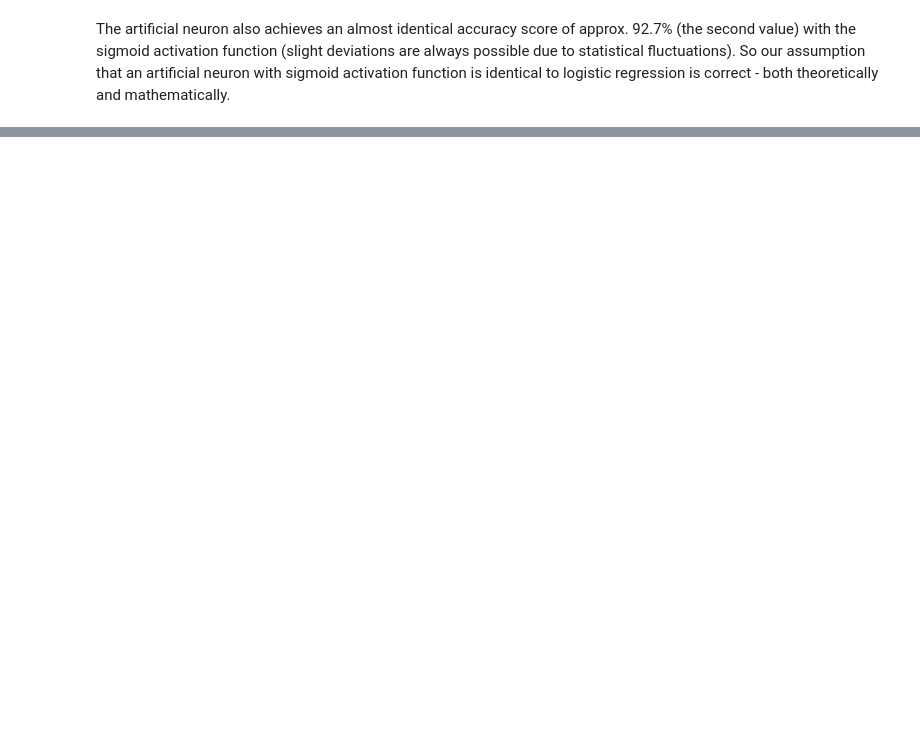
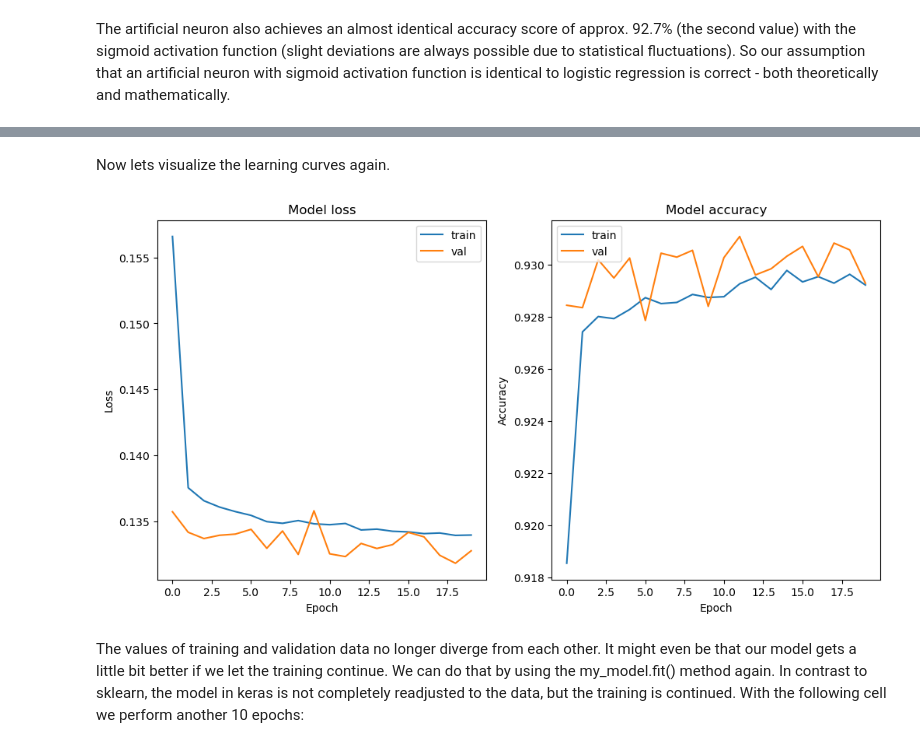
Before and after one commit to itsalwaysamir/kaggle, a Jupyter notebook: identifying-problem-loans-using-ann.ipynb, the cells around one changed output, grey strips where cells are left out. Drawn from its saved outputs; the diff is of its cells as text; code cells hidden in the pictures; blank space fills up the shorter version.

```diff
--- a/identifying-problem-loans-using-ann.ipynb
+++ b/identifying-problem-loans-using-ann.ipynb
@@ -431,0 +808,3 @@ A[ Feed Forward Neural Network](https://deepai.org/machine-learning-glossary-and
+# %%
+# Train model
+hist_ann_drop = model_ann_drop.fit(features_train_scaled, target_train, epochs=20, batch_size=64, validation_data=(features_val_scaled, target_val))
@@ -431,0 +829,21 @@ A[ Feed Forward Neural Network](https://deepai.org/machine-learning-glossary-and
+# %% [markdown]
+Now lets visualize the learning curves again.
+# %%
+# define figure and axes
+fig, axs = plt.subplots(ncols=2, figsize=(12,6))
+
+# plot training & validation loss values
+axs[0].plot(hist_ann_drop.history['loss'])
+axs[0].plot(hist_ann_drop.history['val_loss'])
+axs[0].set(title='Model loss', ylabel='Loss', xlabel='Epoch')
+axs[0].legend(['train', 'val'])
+
+# plot training & validation accuracy values
+axs[1].plot(hist_ann_drop.history['accuracy'])
+axs[1].plot(hist_ann_drop.history['val_accuracy'])
+axs[1].set(title='Model accuracy', ylabel='Accuracy', xlabel='Epoch')
+axs[1].legend(['train', 'val'], loc='upper left');
+# %% [output]
+[figure, added]
+# %% [markdown]
+The values of training and validation data no longer diverge from each other. It might even be that our model gets a little bit better if we let the training continue. We can do that by using the my_model.fit() method again. In contrast to sklearn, the model in keras is not completely readjusted to the data, but the training is continued. With the following cell we perform another 10 epochs:
```
Also changed, not shown: parts of 63 cells of this notebook.
